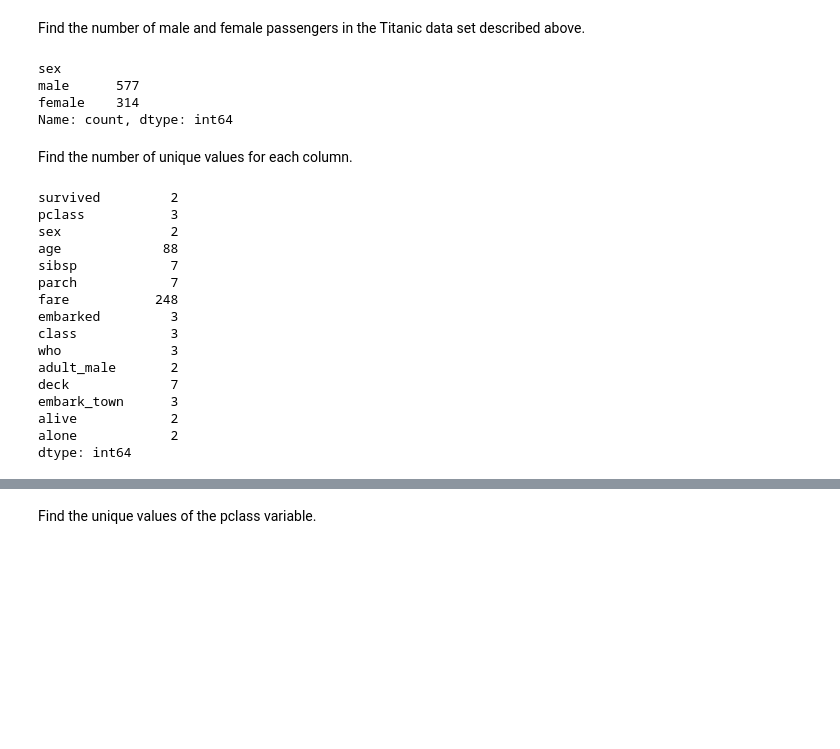
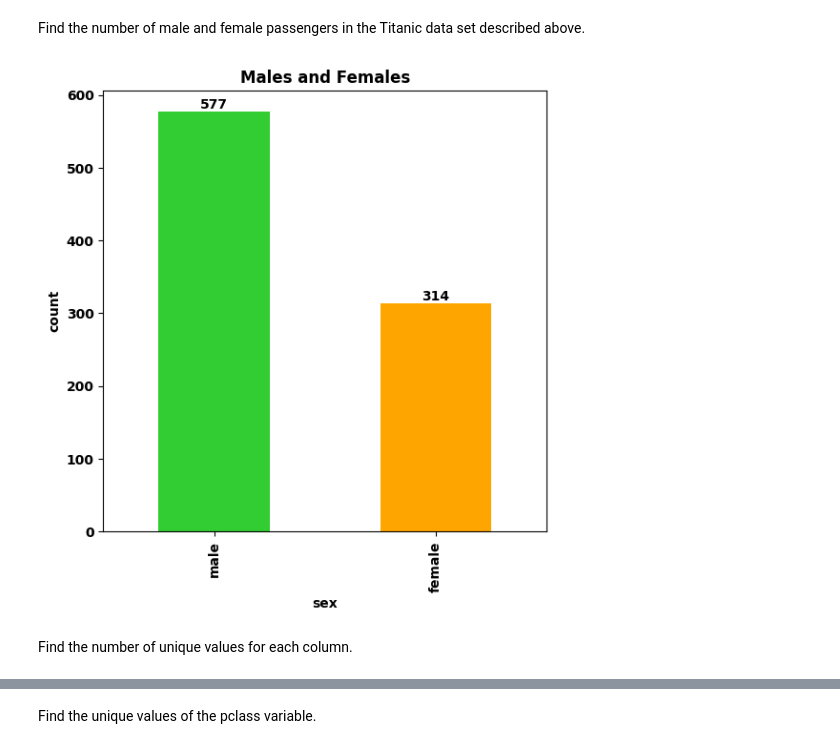
Before and after one commit to dilekdd/Pandas_Exercises_1, a Jupyter notebook: pandas-exercises-1.ipynb, the cells around one changed output, grey strips where cells are left out. Cells and saved outputs as stored; diff of their text form; code cells hidden in the pictures; blank space fills up the shorter version.

```diff
--- a/pandas-exercises-1.ipynb
+++ b/pandas-exercises-1.ipynb
@@ -22,12 +24,24 @@ df.head()
 | 4 | 0 | 3 | male | 35.0 | 0 | 0 | 8.0500 | S | Third | man | ... |
 # %% [markdown]
 Find the number of male and female passengers in the Titanic data set described above.
-# %%
-sex = df['sex'].value_counts()
-sex.head()
-# %% [output]
-sex
-male      577
-female    314
-Name: count, dtype: int64
+# %%
+plt.figure(figsize=(6, 6)) #Graph size
+
+ax = df['sex'].value_counts().plot(kind="bar", color=['limegreen', 'orange'])
+
+#Graph display settings
+plt.xlabel("sex", fontweight='bold')
+plt.ylabel("count", fontweight='bold')
+plt.title("Males and Females", fontweight='bold')
+
+plt.xticks(fontweight='bold')
+plt.yticks(fontweight='bold')
+
+#Graph Data Labels
+for i in ax.containers:
+    ax.bar_label(i, label_type='edge', fontsize=10, fontweight='bold')
+
+plt.show()
+# %% [output]
+[figure, added]
 # %% [markdown]
@@ -35,20 +48,0 @@
-# %%
-number_unique = df.nunique()
-print(number_unique)
-# %% [output]
-survived         2
-pclass           3
-sex              2
-age             88
-sibsp            7
-parch            7
-fare           248
-embarked         3
-class            3
-who              3
-adult_male       2
-deck             7
-embark_town      3
-alive            2
-alone            2
-dtype: int64
```
Also changed, not shown: parts of 3 cells of this notebook.
